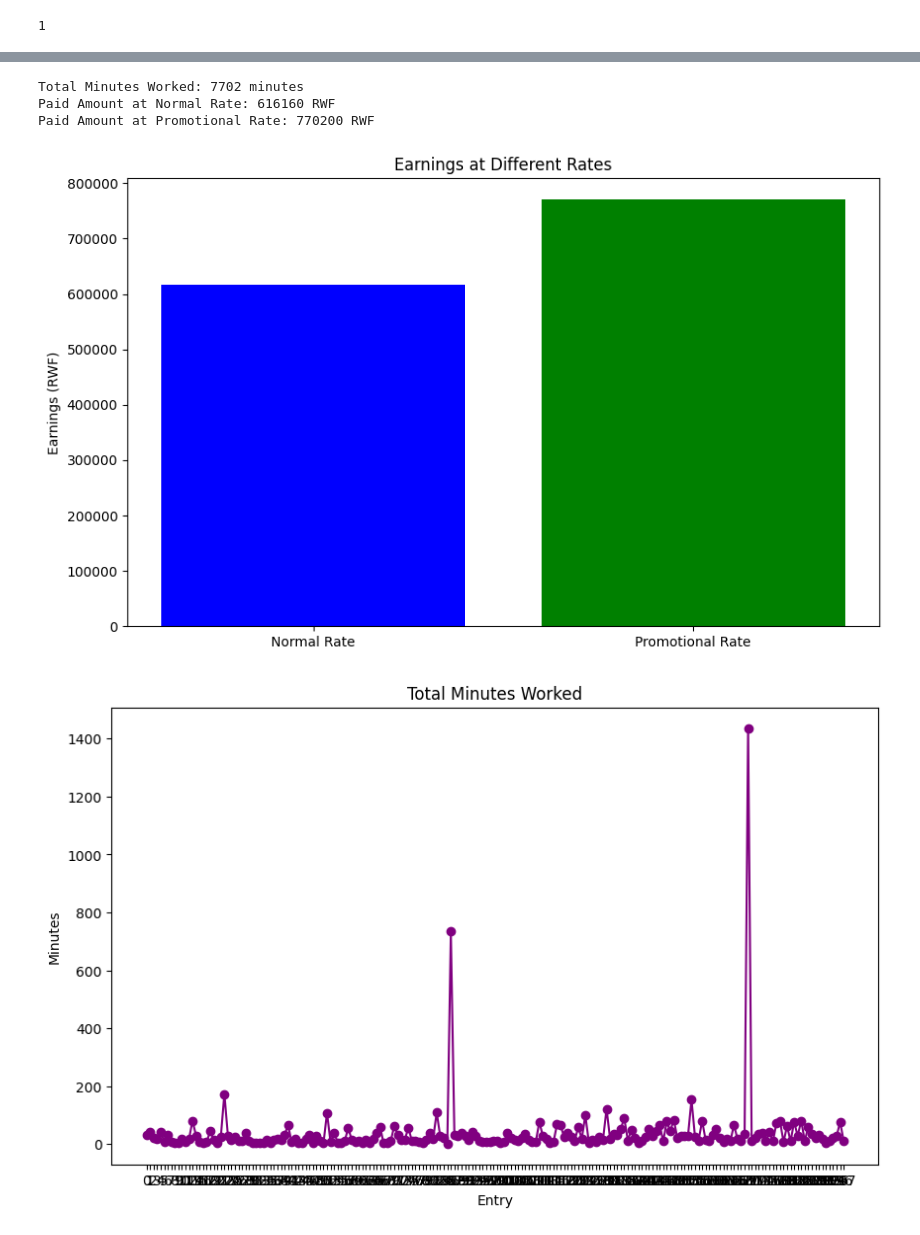
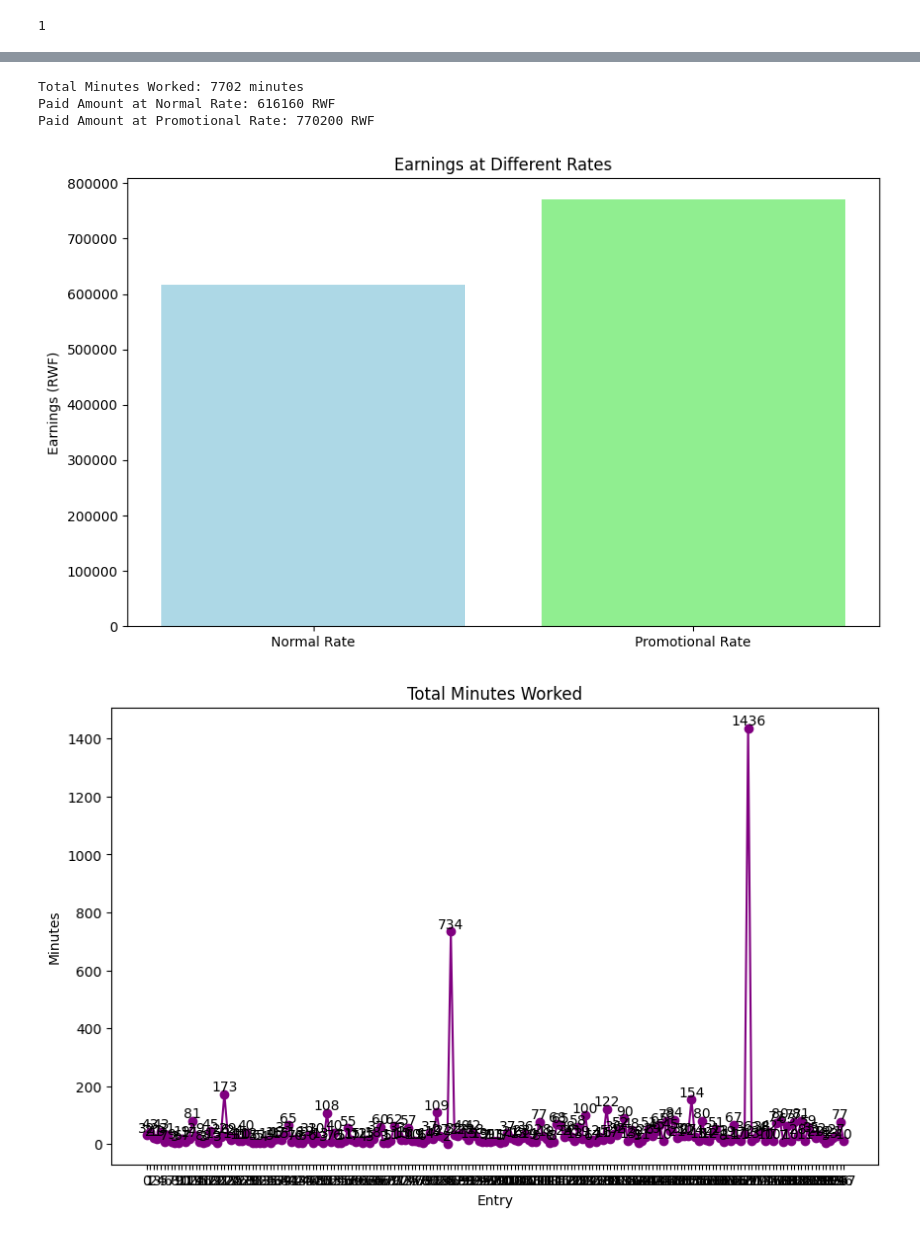
Before and after one commit to Nindenkawe/Playground_Python, a Jupyter notebook: exerciseB/File_manupulation/py_basics.ipynb, the cells around one changed output, grey strips where cells are left out. Drawn from its saved outputs; the diff is of its cells as text; code cells hidden in the pictures.

```diff
--- a/exerciseB/File_manupulation/py_basics.ipynb
+++ b/exerciseB/File_manupulation/py_basics.ipynb
@@ -228,66 +217,64 @@ import pandas as pd
 import matplotlib.pyplot as plt
 from datetime import datetime
 
 def minutes_between_times(start_time, end_time):
     # Parse the time strings into datetime objects
     start_datetime = datetime.strptime(start_time, "%I:%M:%S %p")
     end_datetime = datetime.strptime(end_time, "%I:%M:%S %p")
 
     # Check if the end time is before the start time, indicating it spans midnight
     if end_datetime < start_datetime:
         # Add a day to the end time to account for the midnight crossing
         end_datetime += pd.DateOffset(days=1)
 
     # Calculate the time difference in minutes
     time_difference = (end_datetime - start_datetime).total_seconds() / 60
 
     return int(time_difference)
 
-# Read the CSV file into a Pandas DataFrame
-df = pd.read_csv('../File_manupulation/October_minutes - withdates and time.csv')
+if __name__ == "__main__":
+    # Read the CSV file into a Pandas DataFrame
+    df = pd.read_csv('../File_manupulation/October_minutes - withdates and time.csv')
 
-# Calculate minutes worked for each entry and store it in a new column
-df['minutes_worked'] = df.apply(lambda row: minutes_between_times(row['start_time'], row['end_time']), axis=1)
+    # Calculate minutes worked for each entry and store it in a new column
+    df['minutes_worked'] = df.apply(lambda row: minutes_between_times(row['start_time'], row['end_time']), axis=1)
 
-# Calculate the total minutes worked
-total_minutes = df['minutes_worked'].sum()
+    total_minutes = df['minutes_worked'].sum()
+    normal_rate = 80  # RWF per minute
+    promotional_rate = 100  # RWF per minute
+    earnings_normal_rate = total_minutes * normal_rate
+    earnings_promotional_rate = total_minutes * promotional_rate
 
-# Define rates
-normal_rate = 80  # RWF per minute
-promotional_rate = 100  # RWF per minute
+    print(f'Total Minutes Worked: {total_minutes} minutes')
+    print(f'Paid Amount at Normal Rate: {earnings_normal_rate} RWF')
+    print(f'Paid Amount at Promotional Rate: {earnings_promotional_rate} RWF')
 
-# Calculate earnings at both rates
-earnings_normal_rate = total_minutes * normal_rate
-earnings_promotional_rate = total_minutes * promotional_rate
+    # Create a bar chart to visualize earnings at different rates
+    rates = ['Normal Rate', 'Promotional Rate']
+    earnings = [earnings_normal_rate, earnings_promotional_rate]
 
-# Print total minutes worked and paid amount at each rate
-print(f'Total Minutes Worked: {total_minutes} minutes')
-print(f'Paid Amount at Normal Rate: {earnings_normal_rate} RWF')
-print(f'Paid Amount at Promotional Rate: {earnings_promotional_rate} RWF')
+    plt.figure(figsize=(10, 6))
+    plt.bar(rates, earnings, color=['lightblue', 'lightgreen'])
+    plt.title('Earnings at Different Rates')
+    plt.ylabel('Earnings (RWF)')
 
-# Create a bar chart to visualize earnings at different rates
-rates = ['Normal Rate', 'Promotional Rate']
-earnings = [earnings_normal_rate, earnings_promotional_rate]
+    # Create a line chart for total minutes worked
+    dates = range(len(df))
+    plt.figure(figsize=(10, 6))
+    plt.plot(dates, df['minutes_worked'], marker='o', linestyle='-', color='purple')
+    plt.title('Total Minutes Worked')
+    plt.xlabel('Entry')
+    plt.ylabel('Minutes')
+    plt.xticks(dates)
 
-plt.figure(figsize=(10, 6))
-plt.bar(rates, earnings, color=['blue', 'green'])
-plt.title('Earnings at Different Rates')
-plt.ylabel('Earnings (RWF)')
+    # Add labels to the data points
+    for x, y in zip(dates, df['minutes_worked']):
+        plt.text(x, y, str(y), ha='center', va='bottom', fontsize=10)
 
-# Create a line chart for total minutes worked
-dates = range(len(df))
-plt.figure(figsize=(10, 6))
-plt.plot(dates, df['minutes_worked'], marker='o', linestyle='-', color='purple')
-plt.title('Total Minutes Worked')
-plt.xlabel('Entry')
-plt.ylabel('Minutes')
-plt.xticks(dates)
-
-plt.show()
-df.iloc[60]
+    plt.show()
 # %% [output]
 Total Minutes Worked: 7702 minutes
 Paid Amount at Normal Rate: 616160 RWF
 Paid Amount at Promotional Rate: 770200 RWF
-[figure, old version]
+[figure, new version]
-[figure, old version]
+[figure, new version]
```
Also changed, not shown: parts of 5 cells of this notebook.
